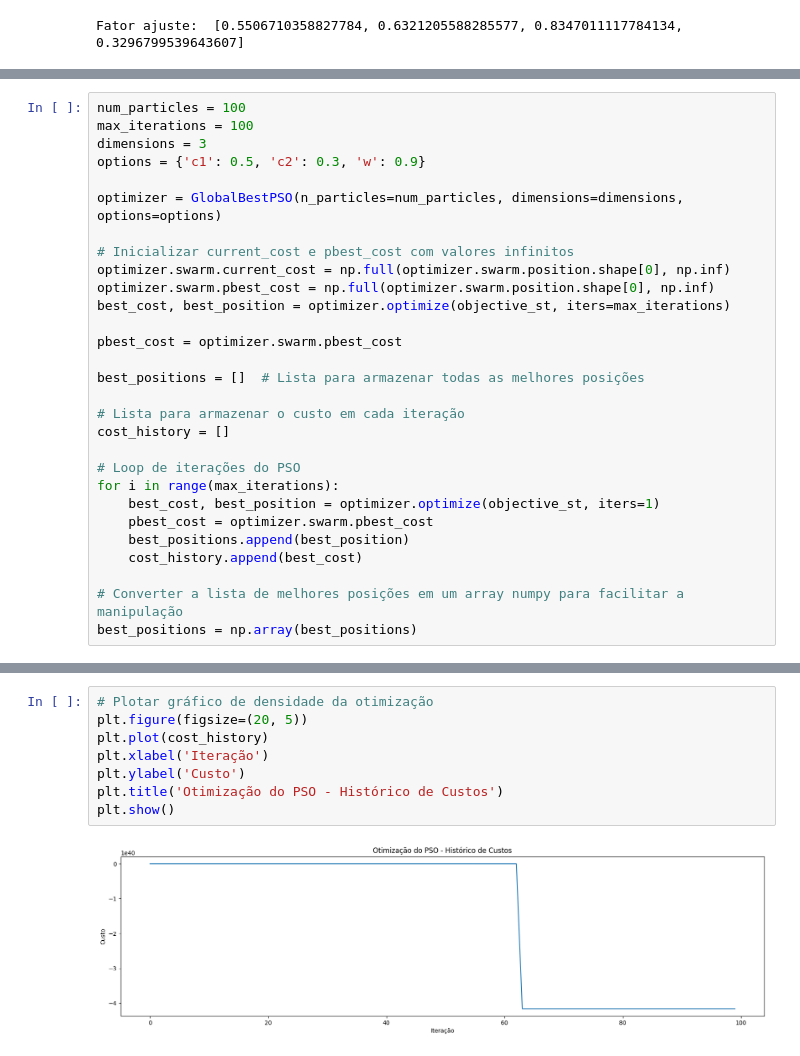
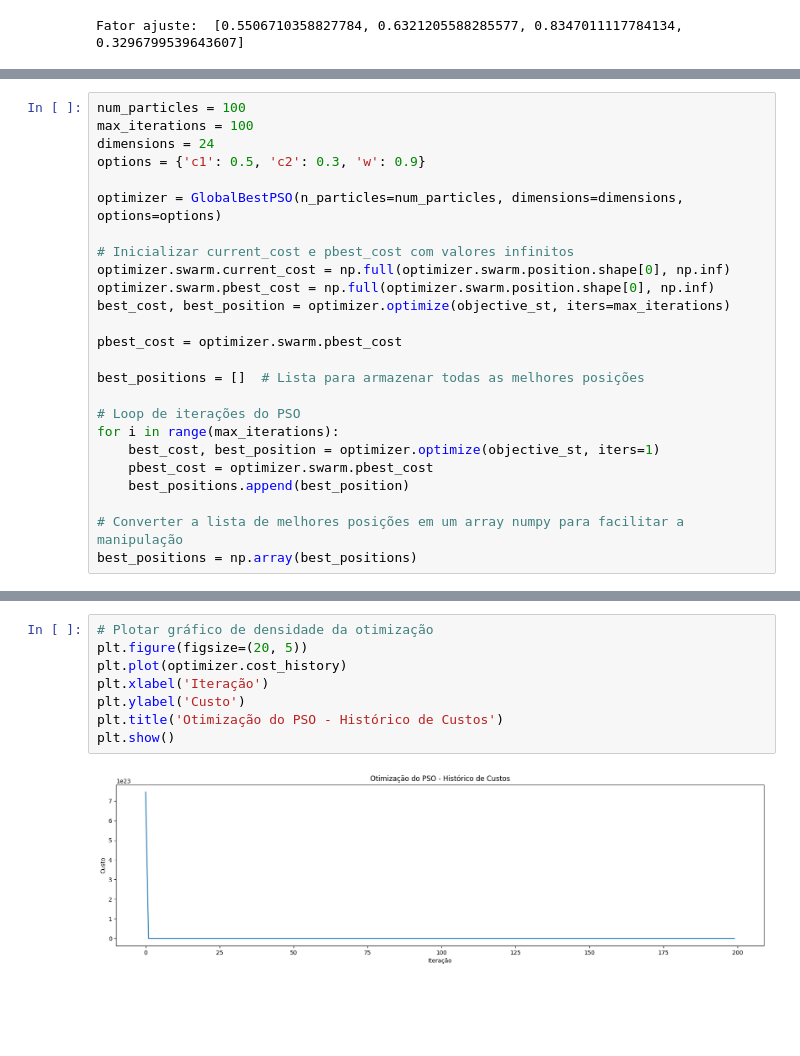
Before and after one commit to uervitonsantos/Otimizacao-Politicaca-Manutencao-Preventiva-Imperfeita, a Jupyter notebook: Algoritmo_PSO_para_otimização_de_custo_de_manutenção_preventiva_v3.ipynb, the cells around one changed output, grey strips where cells are left out. Cells and saved outputs as stored; diff of their text form; blank space fills up the shorter version.

```diff
--- a/Algoritmo_PSO_para_otimização_de_custo_de_manutenção_preventiva_v3.ipynb
+++ b/Algoritmo_PSO_para_otimização_de_custo_de_manutenção_preventiva_v3.ipynb
@@ -303,7 +306,7 @@ def objective_st(x):
 # %%
 num_particles = 100
 max_iterations = 100
-dimensions = 3
+dimensions = 24
 options = {'c1': 0.5, 'c2': 0.3, 'w': 0.9}
 
 optimizer = GlobalBestPSO(n_particles=num_particles, dimensions=dimensions, options=options)
@@ -317,15 +320,11 @@ pbest_cost = optimizer.swarm.pbest_cost
 
 best_positions = []  # Lista para armazenar todas as melhores posições
 
-# Lista para armazenar o custo em cada iteração
-cost_history = []
-
 # Loop de iterações do PSO
 for i in range(max_iterations):
     best_cost, best_position = optimizer.optimize(objective_st, iters=1)
     pbest_cost = optimizer.swarm.pbest_cost
     best_positions.append(best_position)
-    cost_history.append(best_cost)
 
 # Converter a lista de melhores posições em um array numpy para facilitar a manipulação
 best_positions = np.array(best_positions)
@@ -522,13 +521,13 @@ Severidade para Ciclo de Manutenção
 # %%
 # Plotar gráfico de densidade da otimização
 plt.figure(figsize=(20, 5))
-plt.plot(cost_history)
+plt.plot(optimizer.cost_history)
 plt.xlabel('Iteração')
 plt.ylabel('Custo')
 plt.title('Otimização do PSO - Histórico de Custos')
 plt.show()
 # %% [output]
-[figure, old version]
+[figure, new version]
 # %%
 # Plotar o gráfico 3D com todas as melhores posições
 fig = plt.figure(figsize=(8, 6))
```
Also changed, not shown: parts of 4 cells of this notebook.
